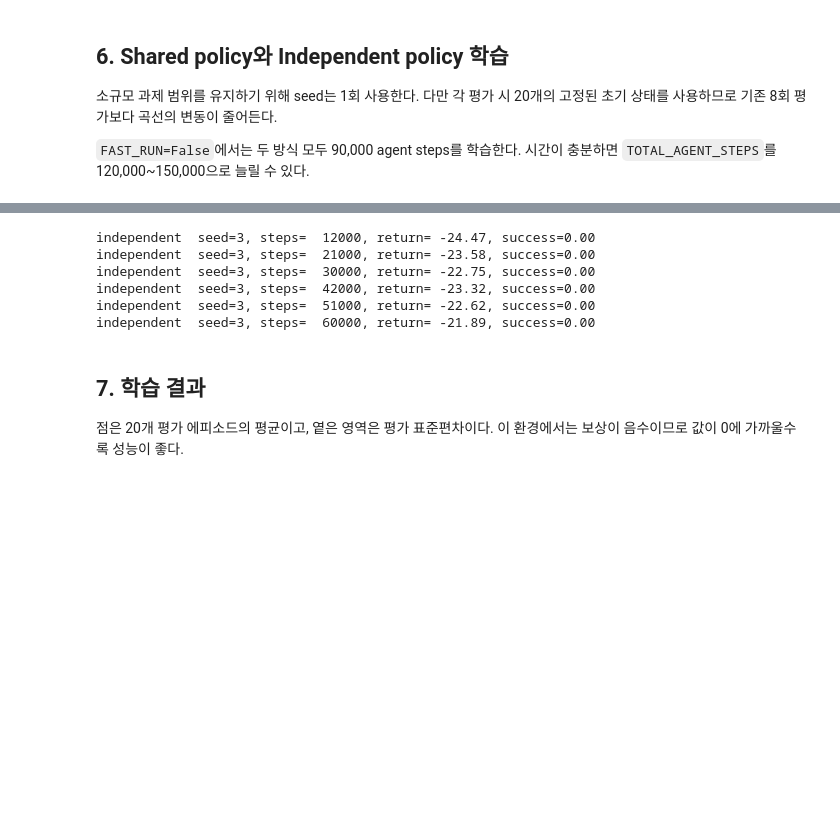
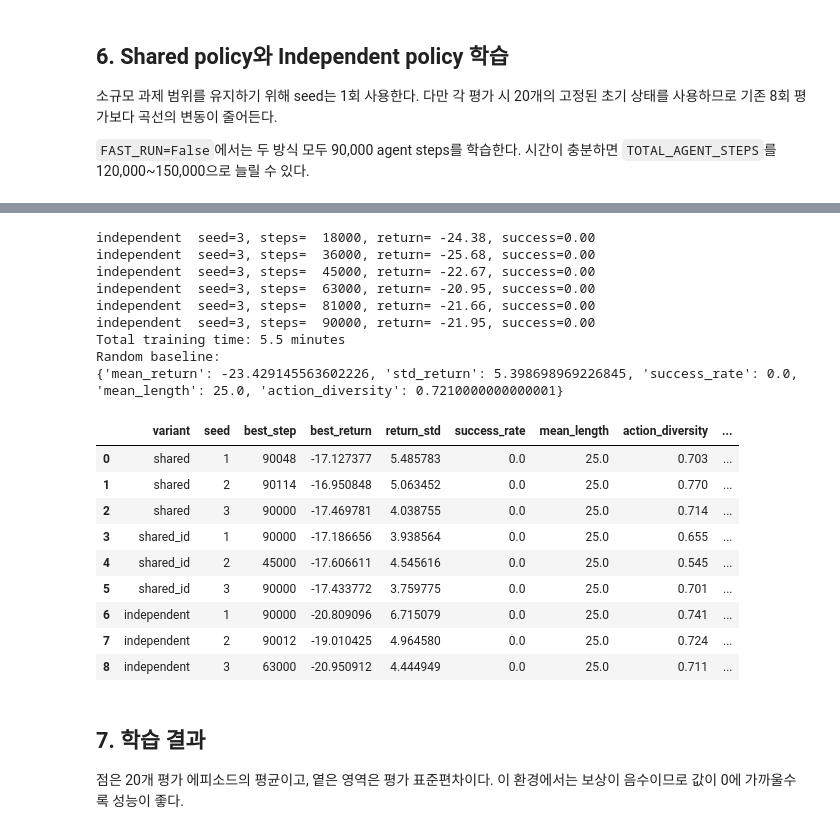
Before and after one commit to 2026-hanyang-embodied-ai/final-project-LeeHwanRyul, a Jupyter notebook: final-project.ipynb, the cells around one changed output, grey strips where cells are left out. Drawn from its saved outputs; the diff is of its cells as text; code cells hidden in the pictures; blank space fills up the shorter version.

```diff
--- a/final-project.ipynb
+++ b/final-project.ipynb
@@ -65,7 +65,7 @@ from tqdm.auto import tqdm
 
 기존 실험보다 학습량을 3배 늘렸고, 한 번에 수집하는 rollout과 평가 에피소드 수도 늘렸다.
 # %%
-USE_CUDA = False
+USE_CUDA = True
 
 DEVICE = torch.device(
     "cuda"
@@ -77,13 +77,13 @@ FAST_RUN = False
 
 NUM_AGENTS = 3
 MAX_CYCLES = 25
-HIDDEN_SIZE = 128
+HIDDEN_SIZE = 64 * 4
 
 SEEDS = [1] if FAST_RUN else [1, 2, 3]
 
-TOTAL_AGENT_STEPS = 6_000 if FAST_RUN else 90_000
-ROLLOUT_AGENT_STEPS = 1_500 if FAST_RUN else 3_000
-EVAL_INTERVAL = 3_000 if FAST_RUN else 10_000
+TOTAL_AGENT_STEPS = 60000 if FAST_RUN else 90000
+ROLLOUT_AGENT_STEPS = 6000 if FAST_RUN else 9000
+EVAL_INTERVAL = 10000 if FAST_RUN else 15000
 EVAL_EPISODES = 5 if FAST_RUN else 20
 VIDEO_EPISODES = 1 if FAST_RUN else 3
 
@@ -99,14 +99,14 @@ VALUE_CLIP_COEF = 0.2
 UPDATE_EPOCHS = 5
 MINIBATCH_SIZE = 512
 
-ENTROPY_COEF_START = 0.02
-ENTROPY_COEF_END = 0.003
+ENTROPY_COEF_START = 0.005
+ENTROPY_COEF_END = 0.0005
 
 VALUE_COEF = 0.5
 MAX_GRAD_NORM = 0.5
 TARGET_KL = 0.03
 
-REWARD_SCALE = 0.1
+REWARD_SCALE = 0.5
 CURRICULUM_RATIO = 0.20
 
 VARIANTS = {
@@ -809,7 +810,6 @@ def normalized_action_diversity(actions):
     ) / (
         len(actions) - 1
     )
-
 
 @torch.no_grad()
 def evaluate_policy(
@@ -866,13 +866,7 @@ def evaluate_policy(
                 normalized_action_diversity(actions)
             )
 
-            (
-                obs,
-                rewards,
-                last_terminations,
-                last_truncations,
-                _,
-            ) = env.step(actions)
+            obs, rewards, last_terminations, last_truncations, _, = env.step(actions)
 
             for agent, reward in rewards.items():
                 returns[agent] += float(reward)
@@ -884,7 +878,6 @@ def evaluate_policy(
             and all(last_terminations.values())
             and not any(last_truncations.values())
         )
-
         episode_returns.append(
             np.mean(list(returns.values()))
         )
@@ -951,13 +944,7 @@ def evaluate_random_policy(
                 normalized_action_diversity(actions)
             )
 
-            (
-                _,
-                rewards,
-                last_terminations,
-                last_truncations,
-                _,
-            ) = env.step(actions)
+            obs, rewards, last_terminations, last_truncations, _, = env.step(actions)
 
             for agent, reward in rewards.items():
                 returns[agent] += float(reward)
@@ -1237,14 +1224,7 @@ trained_models = {}
 
 for variant in VARIANTS:
     for seed in SEEDS:
-        (
-            policies,
-            history,
-            summary,
-        ) = train(
-            variant,
-            seed,
-        )
+        policies, history, summary = train( variant, seed )
 
         trained_models[(variant, seed)] = policies
         all_histories.append(history)
@@ -1365,9 +1321,22 @@ independent  seed=2, steps=  90000, return= -19.75, success=0.00
-independent  seed=3, steps=  12000, return= -24.47, success=0.00
-independent  seed=3, steps=  21000, return= -23.58, success=0.00
-independent  seed=3, steps=  30000, return= -22.75, success=0.00
-independent  seed=3, steps=  42000, return= -23.32, success=0.00
-independent  seed=3, steps=  51000, return= -22.62, success=0.00
-independent  seed=3, steps=  60000, return= -21.89, success=0.00
+independent  seed=3, steps=  18000, return= -24.38, success=0.00
+independent  seed=3, steps=  36000, return= -25.68, success=0.00
+independent  seed=3, steps=  45000, return= -22.67, success=0.00
+independent  seed=3, steps=  63000, return= -20.95, success=0.00
+independent  seed=3, steps=  81000, return= -21.66, success=0.00
+independent  seed=3, steps=  90000, return= -21.95, success=0.00
+Total training time: 5.5 minutes
+Random baseline:
+{'mean_return': -23.429145563602226, 'std_return': 5.398698969226845, 'success_rate': 0.0, 'mean_length': 25.0, 'action_diversity': 0.7210000000000001}
+|  | variant | seed | best_step | best_return | return_std | success_rate | mean_length | action_diversity | ... |
+| 0 | shared | 1 | 90048 | -17.127377 | 5.485783 | 0.0 | 25.0 | 0.703 | ... |
+| 1 | shared | 2 | 90114 | -16.950848 | 5.063452 | 0.0 | 25.0 | 0.770 | ... |
+| 2 | shared | 3 | 90000 | -17.469781 | 4.038755 | 0.0 | 25.0 | 0.714 | ... |
+| 3 | shared_id | 1 | 90000 | -17.186656 | 3.938564 | 0.0 | 25.0 | 0.655 | ... |
+| 4 | shared_id | 2 | 45000 | -17.606611 | 4.545616 | 0.0 | 25.0 | 0.545 | ... |
+| 5 | shared_id | 3 | 90000 | -17.433772 | 3.759775 | 0.0 | 25.0 | 0.701 | ... |
+| 6 | independent | 1 | 90000 | -20.809096 | 6.715079 | 0.0 | 25.0 | 0.741 | ... |
+| 7 | independent | 2 | 90012 | -19.010425 | 4.964580 | 0.0 | 25.0 | 0.724 | ... |
+| 8 | independent | 3 | 63000 | -20.950912 | 4.444949 | 0.0 | 25.0 | 0.711 | ... |
 # %% [markdown]
 ## 7. 학습 결과
 
```
Also changed, not shown: parts of 11 cells of this notebook, 27 other files.
